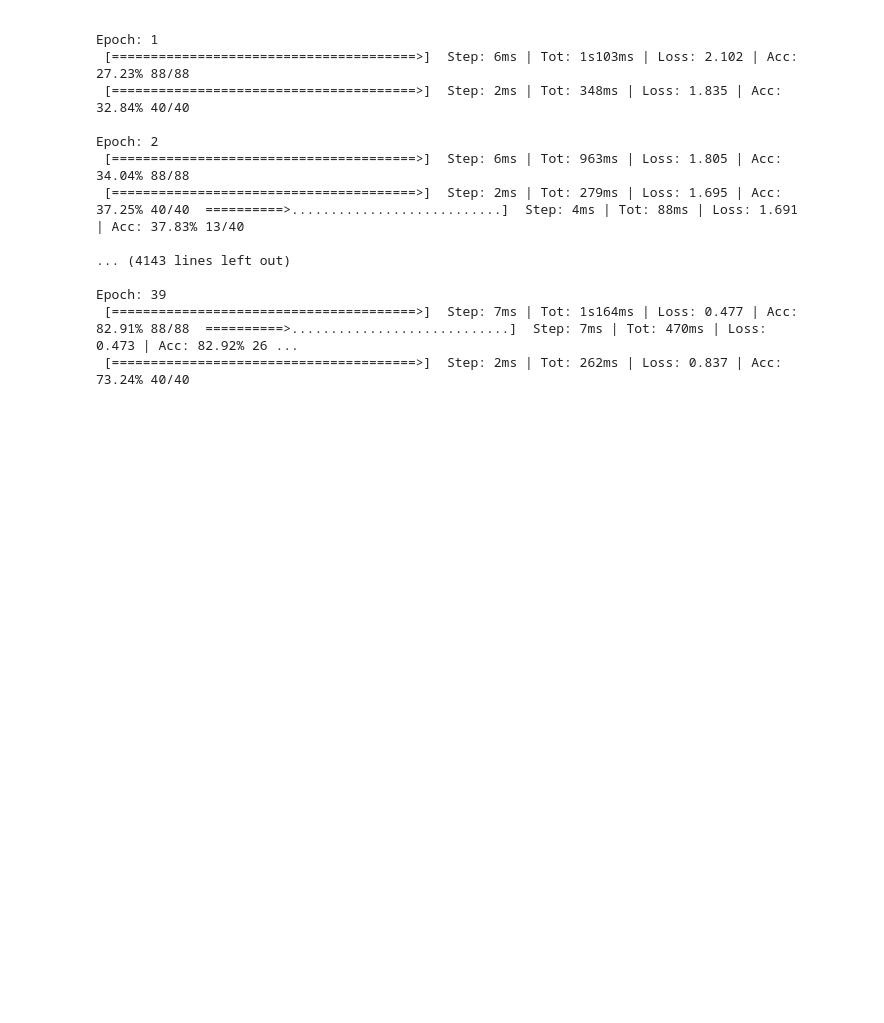
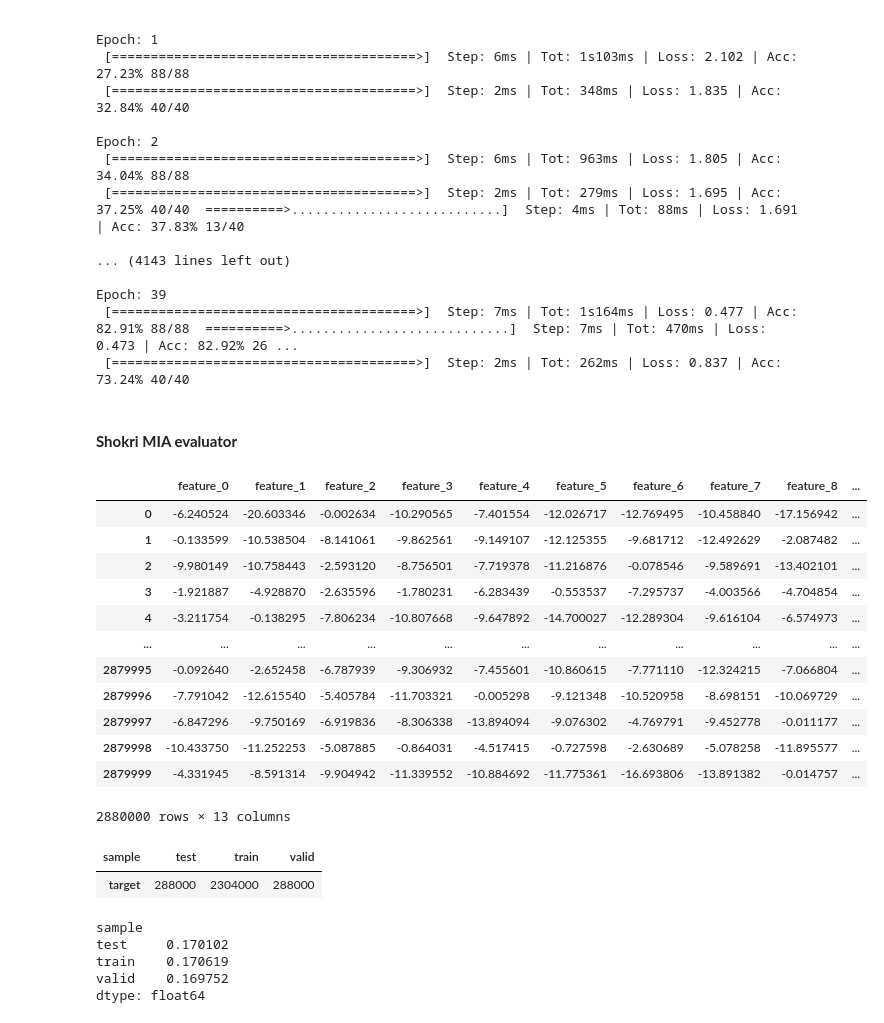
Before and after one commit to alexey-zhavoronkin/MachineUnlearningBenchMarks, a Jupyter notebook: 03_CIFAR/notebooks/02_fit_models.ipynb, the cells around one changed output. Drawn from its saved outputs; the diff is of its cells as text; code cells hidden in the pictures; blank space fills up the shorter version.

Commit message:
shokri atacj model training

```diff
--- a/03_CIFAR/notebooks/02_fit_models.ipynb
+++ b/03_CIFAR/notebooks/02_fit_models.ipynb
@@ -44,6 +58,7 @@ RANDOM_STATE = 42
 BATCH_SIZE = 256
 NUM_WORKERS = 4
 DEVICE = 'cuda'
+NUM_CLASSES = 10
 # %%
 def set_random_seed(seed=42):
     torch.manual_seed(seed)
@@ -66,7 +81,8 @@ test_transforms = transforms.Compose([
     transforms.Normalize((0.4914, 0.4822, 0.4465), (0.2023, 0.1994, 0.2010)),
 ])
 
-cifar10_trainset = CIFAR10(root=PATH_TO_DATA, train=True, transform=train_transforms)
+cifar10_aug = CIFAR10(root=PATH_TO_DATA, train=True, transform=train_transforms)
+cifar10 = CIFAR10(root=PATH_TO_DATA, train=True, transform=train_transforms)
 
 test_dataset = CIFAR10(root=PATH_TO_DATA, train=False, transform=test_transforms)
 test_dataloader = DataLoader(test_dataset, batch_size=BATCH_SIZE, shuffle=False, num_workers=NUM_WORKERS)
@@ -275,3 +291,5 @@ Epoch: 2
 Epoch: 39
  [=======================================>]  Step: 7ms | Tot: 1s164ms | Loss: 0.477 | Acc: 82.91% 88/88  ==========>............................]  Step: 7ms | Tot: 470ms | Loss: 0.473 | Acc: 82.92% 26 ...
  [=======================================>]  Step: 2ms | Tot: 262ms | Loss: 0.837 | Acc: 73.24% 40/40
+# %% [markdown]
+#### <b> Shokri MIA evaluator</b>
@@ -277,0 +301,57 @@ Epoch: 39
+# %%
+dataset = Subset(cifar10, train_inds)
+dataloader = DataLoader(dataset, batch_size=BATCH_SIZE, shuffle=False, num_workers=NUM_WORKERS)
+shadow_nets = [load_model(state_dict, NUM_CLASSES).to(DEVICE) for state_dict in (PATH_TO_MODELS/'shadow').glob('*/*')]
+shadow_logits = [[] for _ in range(len(shadow_nets))]
+dataset_labels = []
+with torch.no_grad():
+    for batch_idx, (inputs, targets) in tqdm(enumerate(dataloader), total=len(dataloader)):
+        inputs, targets = inputs.to(DEVICE), targets.to(DEVICE)
+
+        for i, net in enumerate(shadow_nets):
+            logits = net(inputs).log_softmax(1).cpu().tolist()
+            shadow_logits[i].append(logits)
+
+        dataset_labels.append(targets.cpu().tolist())
+
+shadow_logits = np.stack([np.concatenate(logits) for logits in shadow_logits]).reshape(-1, NUM_CLASSES)
+dataset_labels = np.repeat(np.concatenate(dataset_labels)[None], len(shadow_nets), 0).reshape(-1, 1)
+# %%
+SAMPLE = 'sample'
+TRAIN = 'train'
+VALID = 'valid'
+TEST = 'test'
+TARGET = 'target'
+PRED = 'pred'
+# %%
+df = pd.DataFrame(shadow_logits, columns = [f'feature_{i}' for i in  range(NUM_CLASSES)])
+
+df['target'] = np.concatenate([data_split.loc[idx, train_inds].values.astype(int) for idx in range(len(shadow_nets))])
+df['ce_loss'] = -shadow_logits[range(shadow_logits.shape[0]), dataset_labels.reshape(-1)]
+
+
+
+train_index, test_valid_index = train_test_split(df.index, test_size=0.20, random_state=RANDOM_STATE)
+test_index, valid_index = train_test_split(test_valid_index, test_size=0.50, random_state=RANDOM_STATE)
+df.loc[train_index, SAMPLE] = TRAIN
+df.loc[valid_index, SAMPLE] = VALID
+df.loc[test_index, SAMPLE] = TEST
+
+display(df)
+display(df.groupby(SAMPLE)[[TARGET]].count().T)
+# %% [output]
+|  | feature_0 | feature_1 | feature_2 | feature_3 | feature_4 | feature_5 | feature_6 | feature_7 | feature_8 | ... |
+| 0 | -6.240524 | -20.603346 | -0.002634 | -10.290565 | -7.401554 | -12.026717 | -12.769495 | -10.458840 | -17.156942 | ... |
+| 1 | -0.133599 | -10.538504 | -8.141061 | -9.862561 | -9.149107 | -12.125355 | -9.681712 | -12.492629 | -2.087482 | ... |
+| 2 | -9.980149 | -10.758443 | -2.593120 | -8.756501 | -7.719378 | -11.216876 | -0.078546 | -9.589691 | -13.402101 | ... |
+| 3 | -1.921887 | -4.928870 | -2.635596 | -1.780231 | -6.283439 | -0.553537 | -7.295737 | -4.003566 | -4.704854 | ... |
+| 4 | -3.211754 | -0.138295 | -7.806234 | -10.807668 | -9.647892 | -14.700027 | -12.289304 | -9.616104 | -6.574973 | ... |
+| ... | ... | ... | ... | ... | ... | ... | ... | ... | ... | ... |
+| 2879995 | -0.092640 | -2.652458 | -6.787939 | -9.306932 | -7.455601 | -10.860615 | -7.771110 | -12.324215 | -7.066804 | ... |
+| 2879996 | -7.791042 | -12.615540 | -5.405784 | -11.703321 | -0.005298 | -9.121348 | -10.520958 | -8.698151 | -10.069729 | ... |
+| 2879997 | -6.847296 | -9.750169 | -6.919836 | -8.306338 | -13.894094 | -9.076302 | -4.769791 | -9.452778 | -0.011177 | ... |
+| 2879998 | -10.433750 | -11.252253 | -5.087885 | -0.864031 | -4.517415 | -0.727598 | -2.630689 | -5.078258 | -11.895577 | ... |
+| 2879999 | -4.331945 | -8.591314 | -9.904942 | -11.339552 | -10.884692 | -11.775361 | -16.693806 | -13.891382 | -0.014757 | ... |
+2880000 rows × 13 columns
+| sample | test | train | valid |
+| target | 288000 | 2304000 | 288000 |
@@ -277,0 +374,17 @@ Epoch: 39
+# %%
+model = DecisionTreeClassifier(max_depth=4)
+model.fit(
+    df.loc[df[SAMPLE] == TRAIN, FEATS], df.loc[df[SAMPLE] == TRAIN, TARGET],
+)
+df[PRED] = model.predict_proba(df[FEATS])[:, 1]
+
+display(get_metrics(df, 0.05))
+
+with open(PATH_TO_MODELS/'atacker.pickle', 'wb') as file:
+    pickle.dump(model, file)
+# %% [output]
+sample
+test     0.170102
+train    0.170619
+valid    0.169752
+dtype: float64
```
Also changed, not shown: parts of 5 cells of this notebook.
